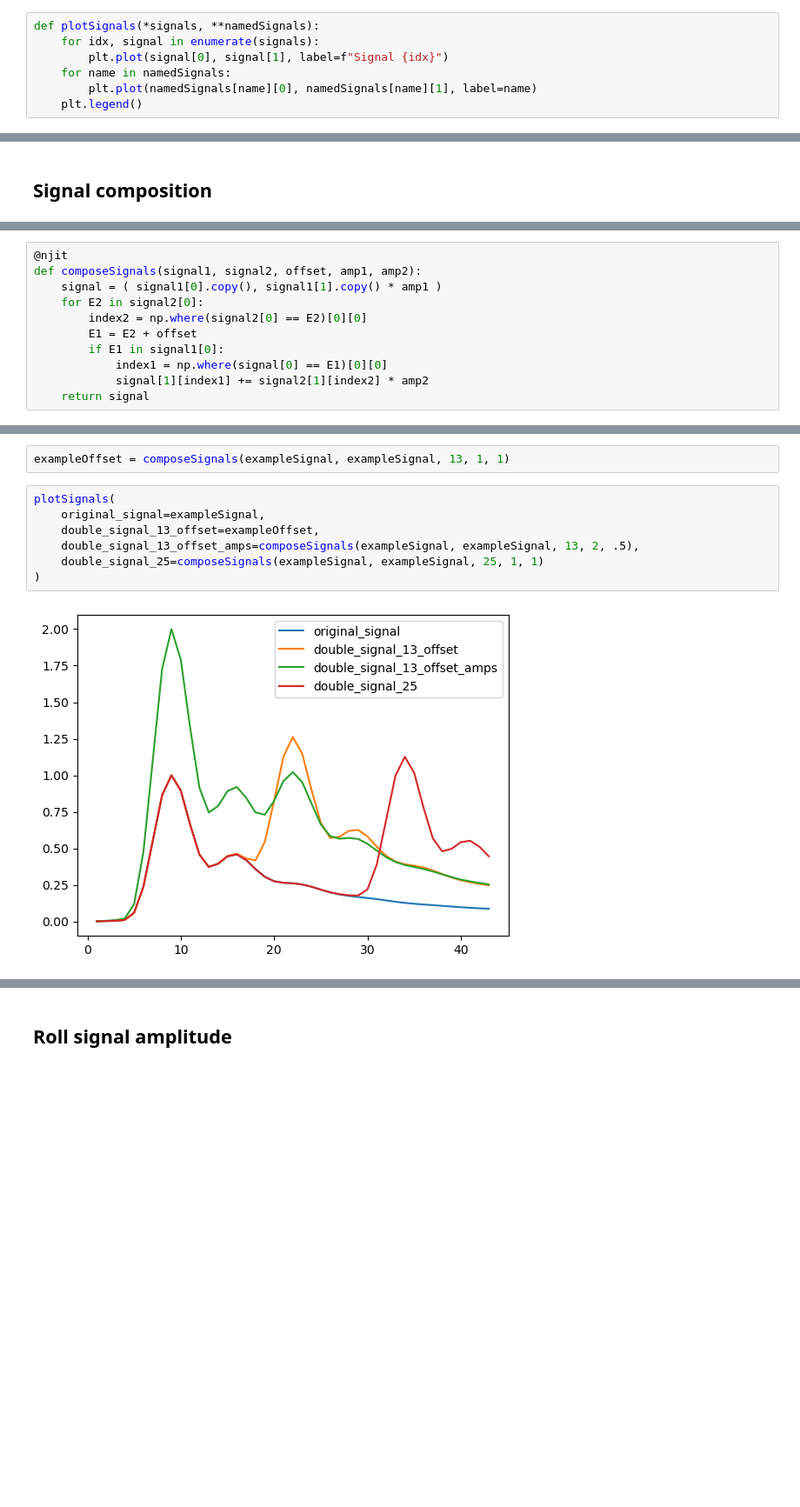
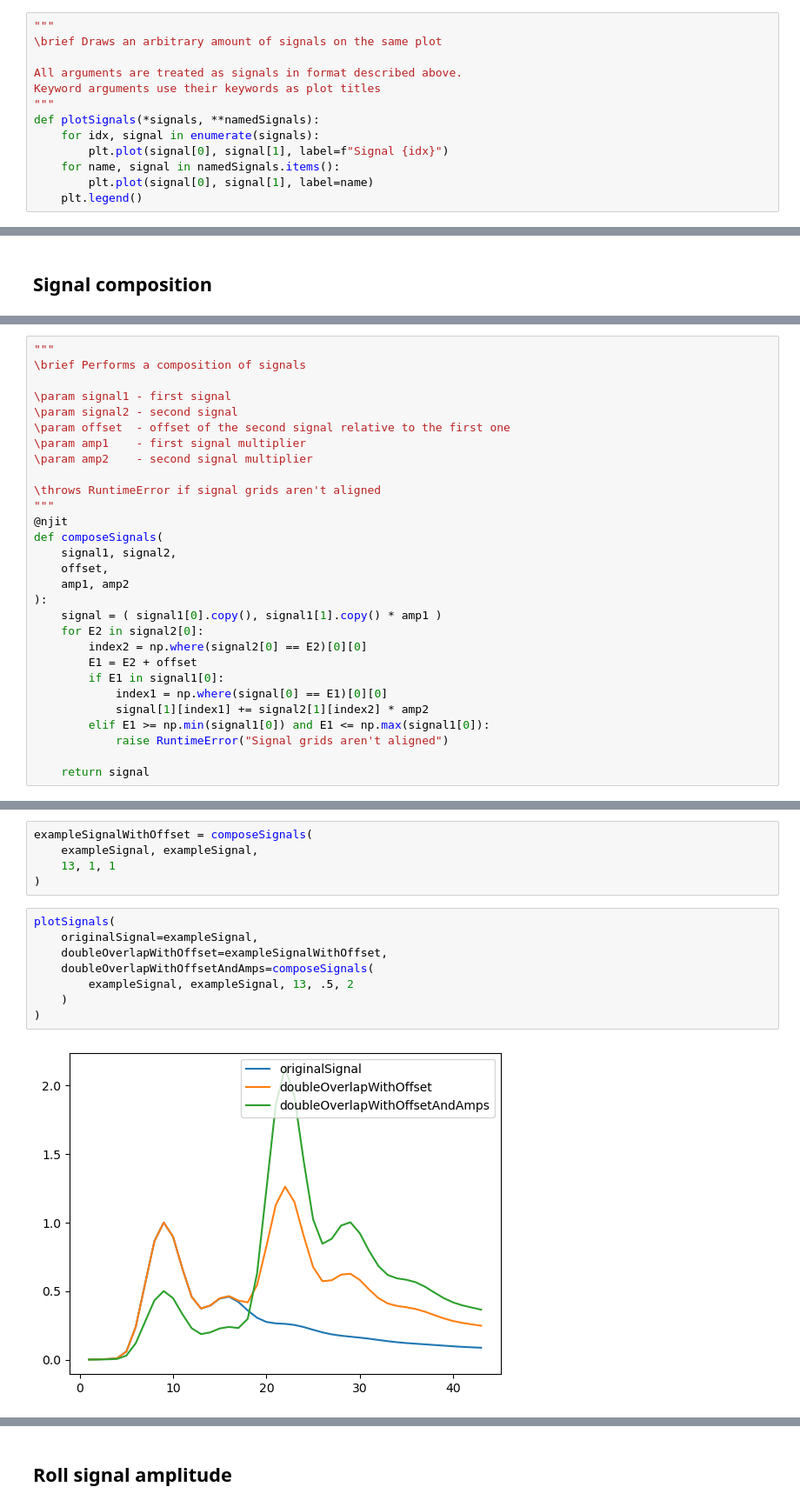
Before and after one commit to GregTheMadMonk/edu-28, a Jupyter notebook: edu-28.ipynb, the cells around one changed output, grey strips where cells are left out. Shown: that part at 87% size. Saved outputs shown, nothing was run; the diff lists cells and outputs as text; blank space fills up the shorter version.

Commit message:
Refactor, add histogram dump

```diff
--- a/edu-28.ipynb
+++ b/edu-28.ipynb
@@ -66,7 +69,13 @@ plt.plot(exampleSignal[0], exampleSignal[1])
 # %%
+"""
+\brief Draws an arbitrary amount of signals on the same plot
+
+All arguments are treated as signals in format described above.
+Keyword arguments use their keywords as plot titles
+"""
 def plotSignals(*signals, **namedSignals):
     for idx, signal in enumerate(signals):
         plt.plot(signal[0], signal[1], label=f"Signal {idx}")
-    for name in namedSignals:
-        plt.plot(namedSignals[name][0], namedSignals[name][1], label=name)
+    for name, signal in namedSignals.items():
+        plt.plot(signal[0], signal[1], label=name)
     plt.legend()
@@ -79,6 +95,21 @@ plotSignals(exampleSignal, namedSignal=exampleSignal)
 # %%
+"""
+\brief Performs a composition of signals
+
+\param signal1 - first signal
+\param signal2 - second signal
+\param offset  - offset of the second signal relative to the first one
+\param amp1    - first signal multiplier
+\param amp2    - second signal multiplier
+
+\throws RuntimeError if signal grids aren't aligned
+"""
 @njit
-def composeSignals(signal1, signal2, offset, amp1, amp2):
+def composeSignals(
+    signal1, signal2,
+    offset,
+    amp1, amp2
+):
     signal = ( signal1[0].copy(), signal1[1].copy() * amp1 )
     for E2 in signal2[0]:
         index2 = np.where(signal2[0] == E2)[0][0]
@@ -86,4 +117,7 @@ def composeSignals(signal1, signal2, offset, amp1, amp2):
         if E1 in signal1[0]:
             index1 = np.where(signal[0] == E1)[0][0]
             signal[1][index1] += signal2[1][index2] * amp2
+        elif E1 >= np.min(signal1[0]) and E1 <= np.max(signal1[0]):
+            raise RuntimeError("Signal grids aren't aligned")
+
     return signal
@@ -90,12 +126,16 @@ def composeSignals(signal1, signal2, offset, amp1, amp2):
 # %%
-exampleOffset = composeSignals(exampleSignal, exampleSignal, 13, 1, 1)
+exampleSignalWithOffset = composeSignals(
+    exampleSignal, exampleSignal,
+    13, 1, 1
+)
 # %%
 plotSignals(
-    original_signal=exampleSignal,
-    double_signal_13_offset=exampleOffset,
-    double_signal_13_offset_amps=composeSignals(exampleSignal, exampleSignal, 13, 2, .5),
-    double_signal_25=composeSignals(exampleSignal, exampleSignal, 25, 1, 1)
+    originalSignal=exampleSignal,
+    doubleOverlapWithOffset=exampleSignalWithOffset,
+    doubleOverlapWithOffsetAndAmps=composeSignals(
+        exampleSignal, exampleSignal, 13, .5, 2
+    )
 )
 # %% [output]
-[figure, old version]
+[figure, new version]
 # %% [markdown]
```
Also changed, not shown: parts of 81 cells of this notebook, 4 other files.
